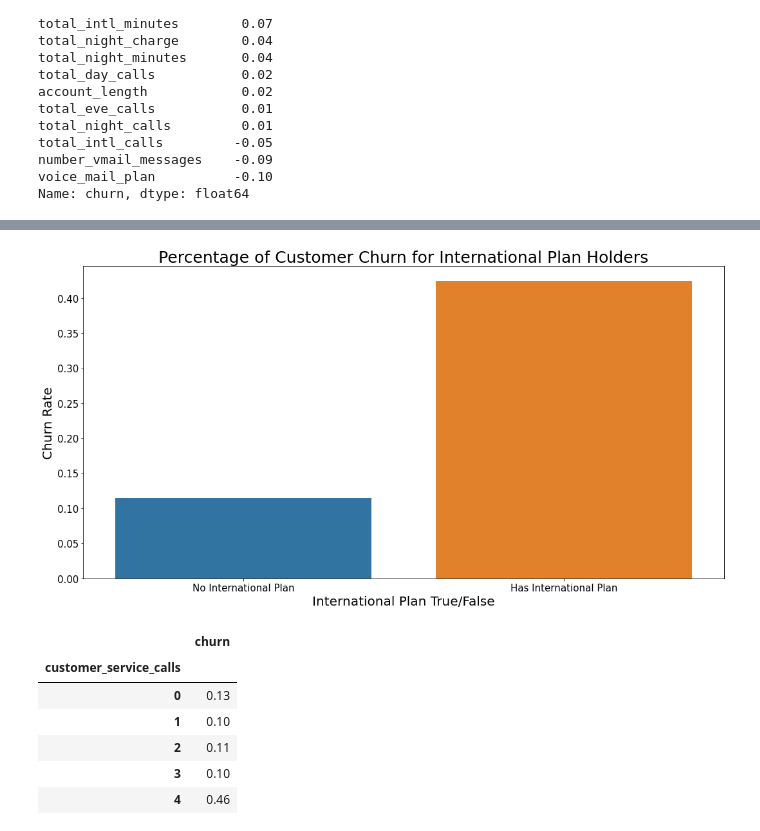
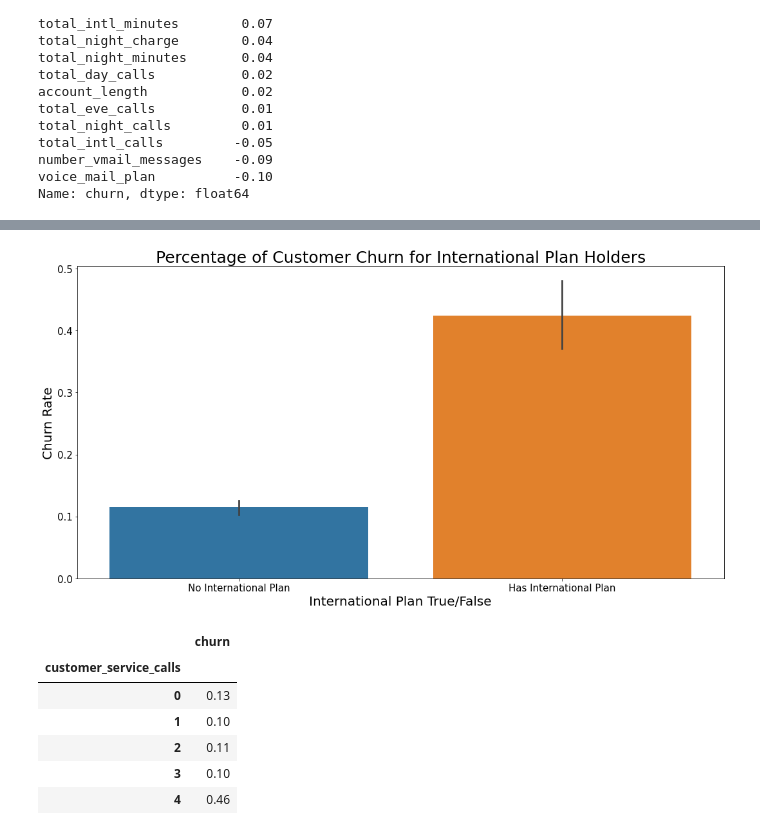
Before and after one commit to anguyen61191/SyriaTel-Customer-Churn, a Jupyter notebook: AndyNotebook.ipynb, the cells around one changed output, grey strips where cells are left out. Drawn from its saved outputs; the diff is of its cells as text; code cells hidden in the pictures.

```diff
--- a/AndyNotebook.ipynb
+++ b/AndyNotebook.ipynb
@@ -822,15 +844,15 @@ int_plan_churn
 # %%
 # plot
 fig, ax = plt.subplots(figsize=(15,8))
-sns.barplot(x = [0, 1], y = 'churn', data = int_plan_churn, ax = ax)
+sns.barplot(x = 'international_plan', y = 'churn', data = df_churn_no_churn, ax = ax)
 plt.title('Percentage of Customer Churn for International Plan Holders', fontsize = 25)
 ax.tick_params(axis = 'both', labelsize = 15)
 plt.xlabel('International Plan True/False', fontsize = 20)
 plt.ylabel('Churn Rate', fontsize = 20)
 ax.set_xticklabels(['No International Plan', 'Has International Plan'])
 plt.tight_layout()
 # %% [output]
-[figure, old version]
+[figure, new version]
 # %%
 csc = pd.DataFrame(df.groupby(['customer_service_calls'])['churn'].mean())
 csc
```
Also changed, not shown: parts of 15 cells of this notebook.
